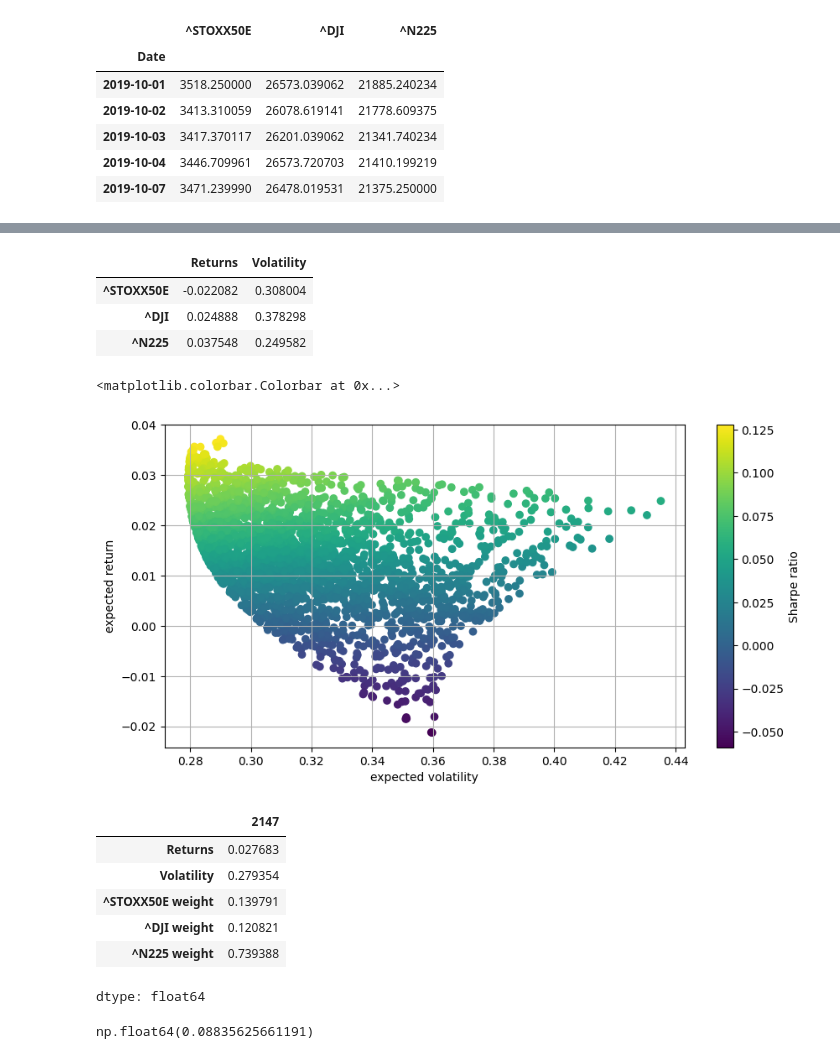
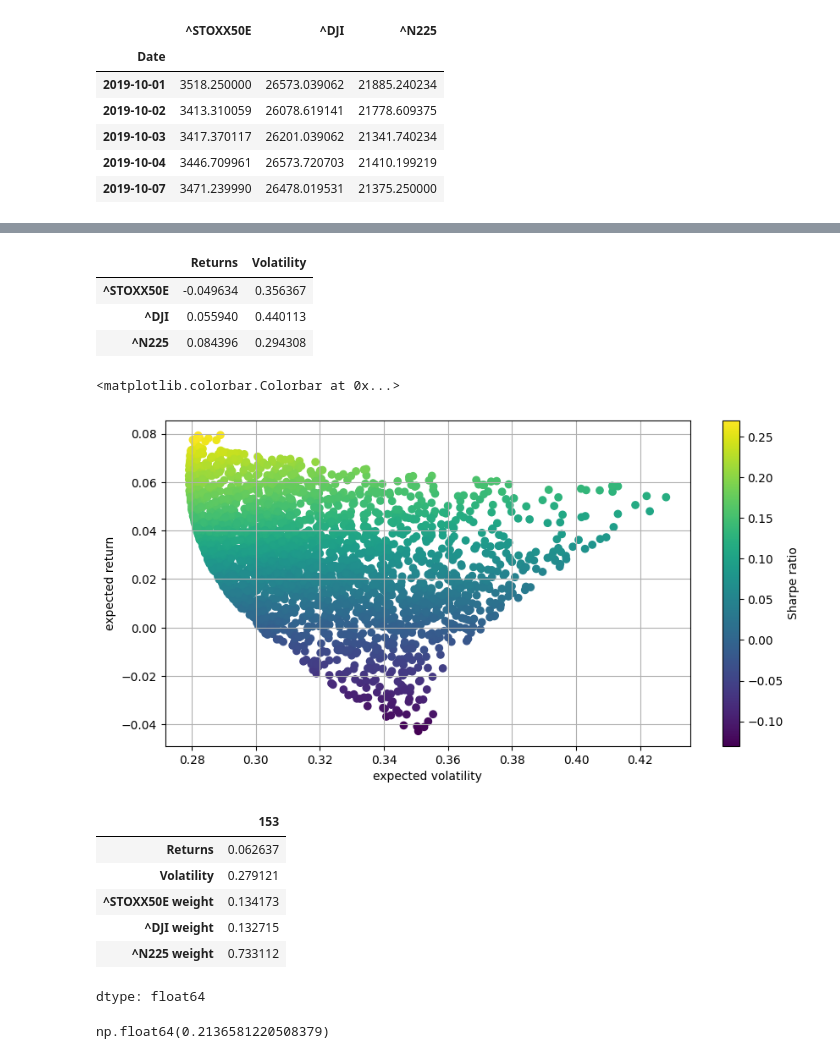
Before and after one commit to noman576/Emerging-Market-Premium-python., a Jupyter notebook: Final_Developed_Covid.ipynb, the cells around one changed output, grey strips where cells are left out. Cells and saved outputs as stored; diff of their text form; code cells hidden in the pictures.

```diff
--- a/Final_Developed_Covid.ipynb
+++ b/Final_Developed_Covid.ipynb
@@ -92,0 +64,8 @@ dtype: float64
+# %%
+# Annualized expected returns using observed trading days
+trading_days = 250
+
+daily_returns = prices.pct_change(fill_method=None).dropna()
+
+e_r = daily_returns.mean() * trading_days
+e_r
@@ -92,0 +78,4 @@ dtype: float64
+# %%
+# Covariance of daily simple returns
+cov_matrix = daily_returns.cov()
+cov_matrix
@@ -92,0 +87,4 @@ dtype: float64
+# %%
+# Annualized volatility using the same daily returns
+sd = daily_returns.std() * np.sqrt(trading_days)
+sd
@@ -97,9 +101,9 @@ assets.columns = ["Returns", "Volatility"]
 assets
 # %% [output]
 |  | Returns | Volatility |
-| ^STOXX50E | -0.022082 | 0.308004 |
-| ^DJI | 0.024888 | 0.378298 |
-| ^N225 | 0.037548 | 0.249582 |
+| ^STOXX50E | -0.049634 | 0.356367 |
+| ^DJI | 0.055940 | 0.440113 |
+| ^N225 | 0.084396 | 0.294308 |
 # %%
 # Creating blanco lists for the portfolio return, portfolio volatility and the weights of the particular indices
 # In addition, setting the number of determined portfolios to 2500 --> Law of large numbers
@@ -135,31 +141,31 @@ portfolios = pd.DataFrame(data)
 # %%
 # Plotting the 2500 calculated portfolios and the Sharpe ratio in the colorbar
 plt.figure(figsize=(10, 5))
-plt.scatter(port_vol,port_ret,c=port_ret/port_vol, marker='o')
+plt.scatter(port_vol, port_ret, c=(port_ret-rf)/port_vol, marker='o')
 plt.grid(True)
 plt.xlabel('expected volatility')
 plt.ylabel('expected return')
 plt.colorbar(label='Sharpe ratio')
 # %% [output]
 <matplotlib.colorbar.Colorbar at 0x...>
-[figure, old version]
+[figure, new version]
 # %%
 # Summary of the MVP with Return, Volatility and the particular weights
 min_var_port = portfolios.iloc[portfolios["Volatility"].idxmin()]
 min_var_port
 # %% [output]
-|  | 2147 |
-| Returns | 0.027683 |
-| Volatility | 0.279354 |
-| ^STOXX50E weight | 0.139791 |
-| ^DJI weight | 0.120821 |
-| ^N225 weight | 0.739388 |
+|  | 153 |
+| Returns | 0.062637 |
+| Volatility | 0.279121 |
+| ^STOXX50E weight | 0.134173 |
+| ^DJI weight | 0.132715 |
+| ^N225 weight | 0.733112 |
 dtype: float64
 # %%
 sharpe_ratio_mvp = (min_var_port["Returns"] - rf) / min_var_port["Volatility"]
 sharpe_ratio_mvp
 # %% [output]
-np.float64(0.08835625661191)
+np.float64(0.2136581220508379)
 # %%
 # Visualization of the MVP into the portfolio figure with a red point
 plt.subplots(figsize=(6,3))
```
Also changed, not shown: parts of 12 cells of this notebook.
